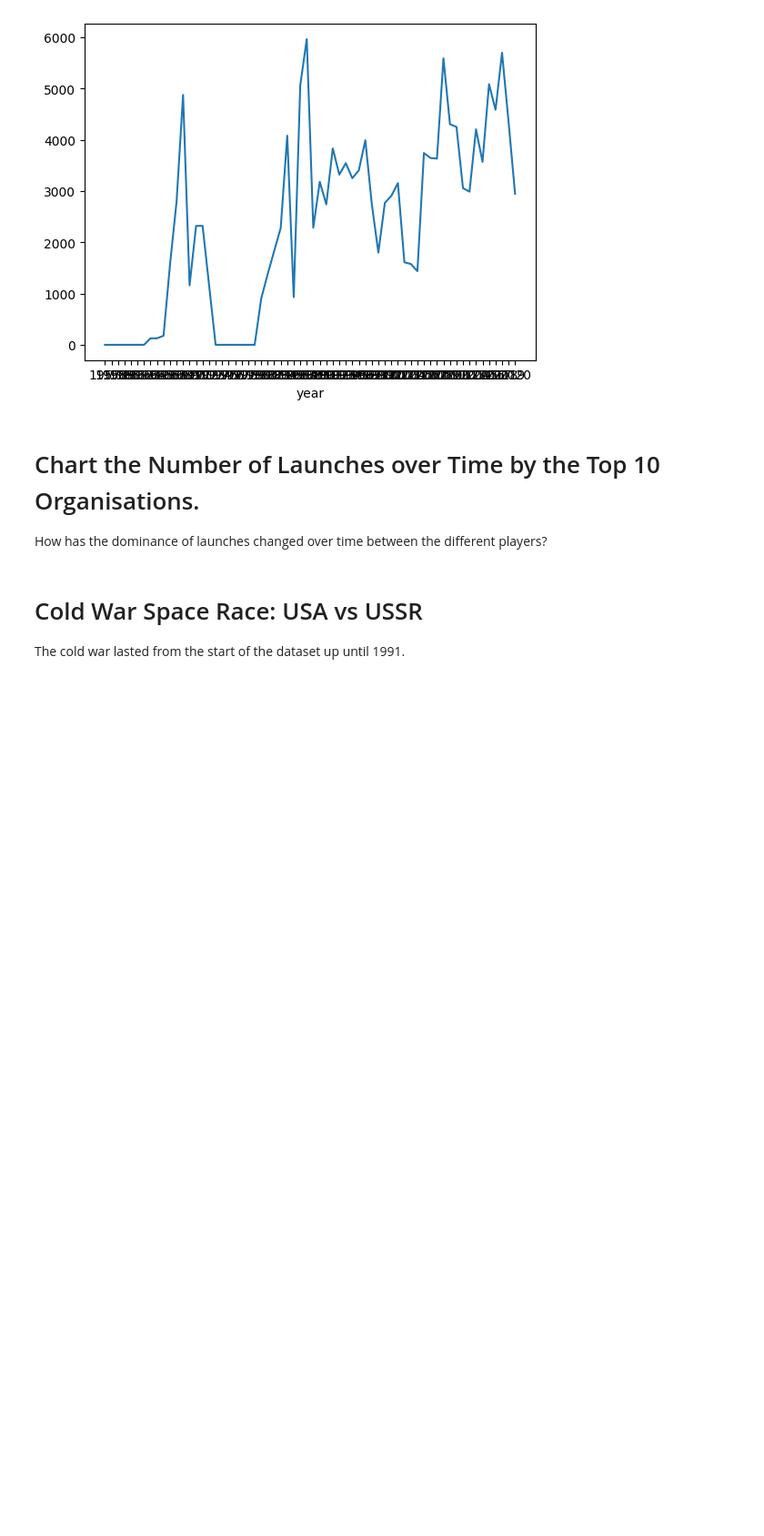
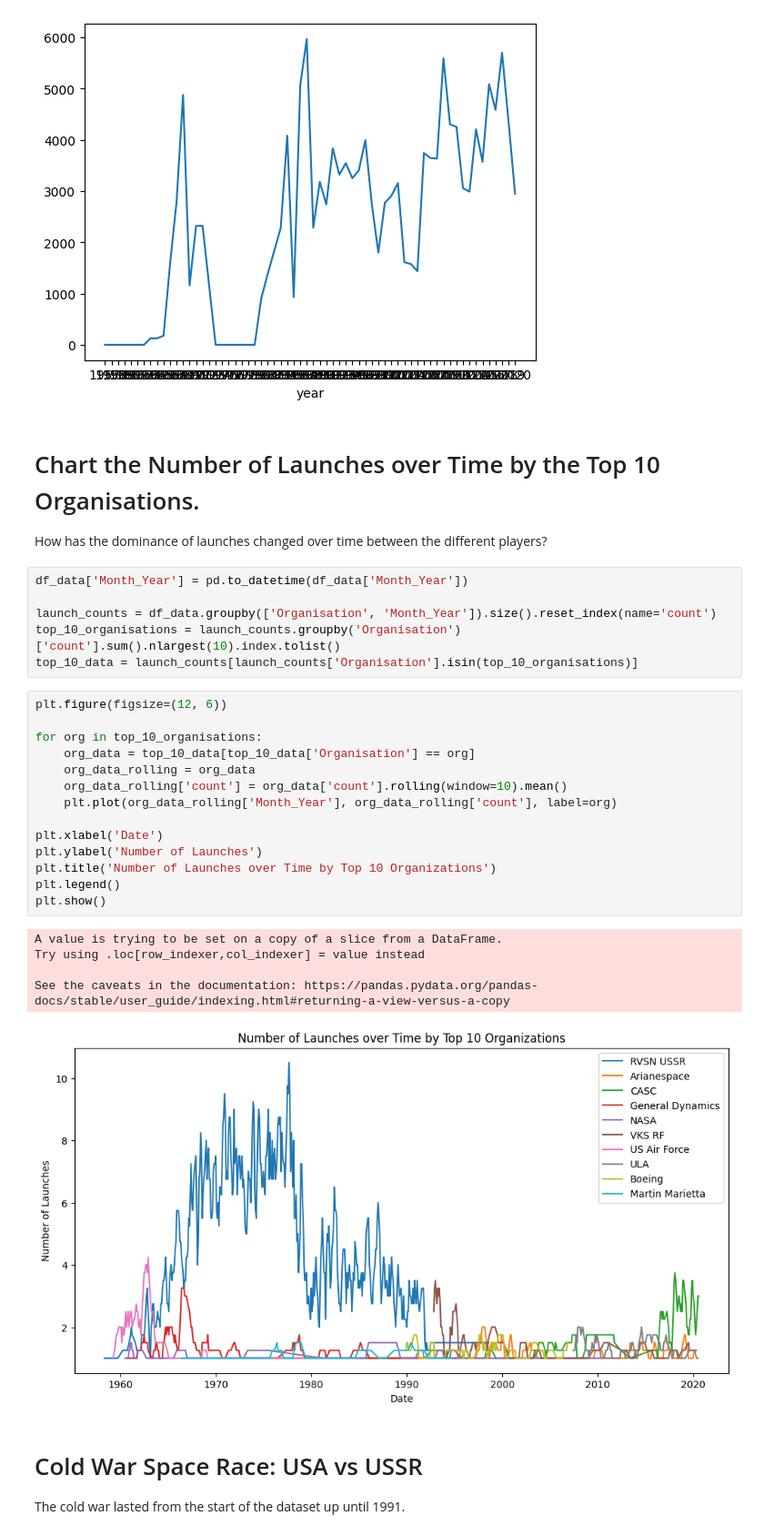
Before and after one commit to staixo/Python100day, a Jupyter notebook: Professional/SpaceMission/Space_Missions_Analysis.ipynb, the cells around one changed output. Shown: that part at 91% size. Drawn from its saved outputs; the diff is of its cells as text; blank space fills up the shorter version.

```diff
--- a/Professional/SpaceMission/Space_Missions_Analysis.ipynb
+++ b/Professional/SpaceMission/Space_Missions_Analysis.ipynb
@@ -500,6 +500,32 @@ sns.lineplot(x=priceovertime.index, y=priceovertime.values)
 # Chart the Number of Launches over Time by the Top 10 Organisations.
 
 How has the dominance of launches changed over time between the different players?
+# %%
+df_data['Month_Year'] = pd.to_datetime(df_data['Month_Year'])
+
+launch_counts = df_data.groupby(['Organisation', 'Month_Year']).size().reset_index(name='count')
+top_10_organisations = launch_counts.groupby('Organisation')['count'].sum().nlargest(10).index.tolist()
+top_10_data = launch_counts[launch_counts['Organisation'].isin(top_10_organisations)]
+# %%
+plt.figure(figsize=(12, 6))
+
+for org in top_10_organisations:
+    org_data = top_10_data[top_10_data['Organisation'] == org]
+    org_data_rolling = org_data
+    org_data_rolling['count'] = org_data['count'].rolling(window=10).mean()
+    plt.plot(org_data_rolling['Month_Year'], org_data_rolling['count'], label=org)
+
+plt.xlabel('Date')
+plt.ylabel('Number of Launches')
+plt.title('Number of Launches over Time by Top 10 Organizations')
+plt.legend()
+plt.show()
+# %% [output]
+A value is trying to be set on a copy of a slice from a DataFrame.
+Try using .loc[row_indexer,col_indexer] = value instead
+
+See the caveats in the documentation: https://pandas.pydata.org/pandas-docs/stable/user_guide/indexing.html#returning-a-view-versus-a-copy
+[figure, added]
 # %% [markdown]
 # Cold War Space Race: USA vs USSR
 
```
Also changed, not shown: parts of 6 cells of this notebook.
